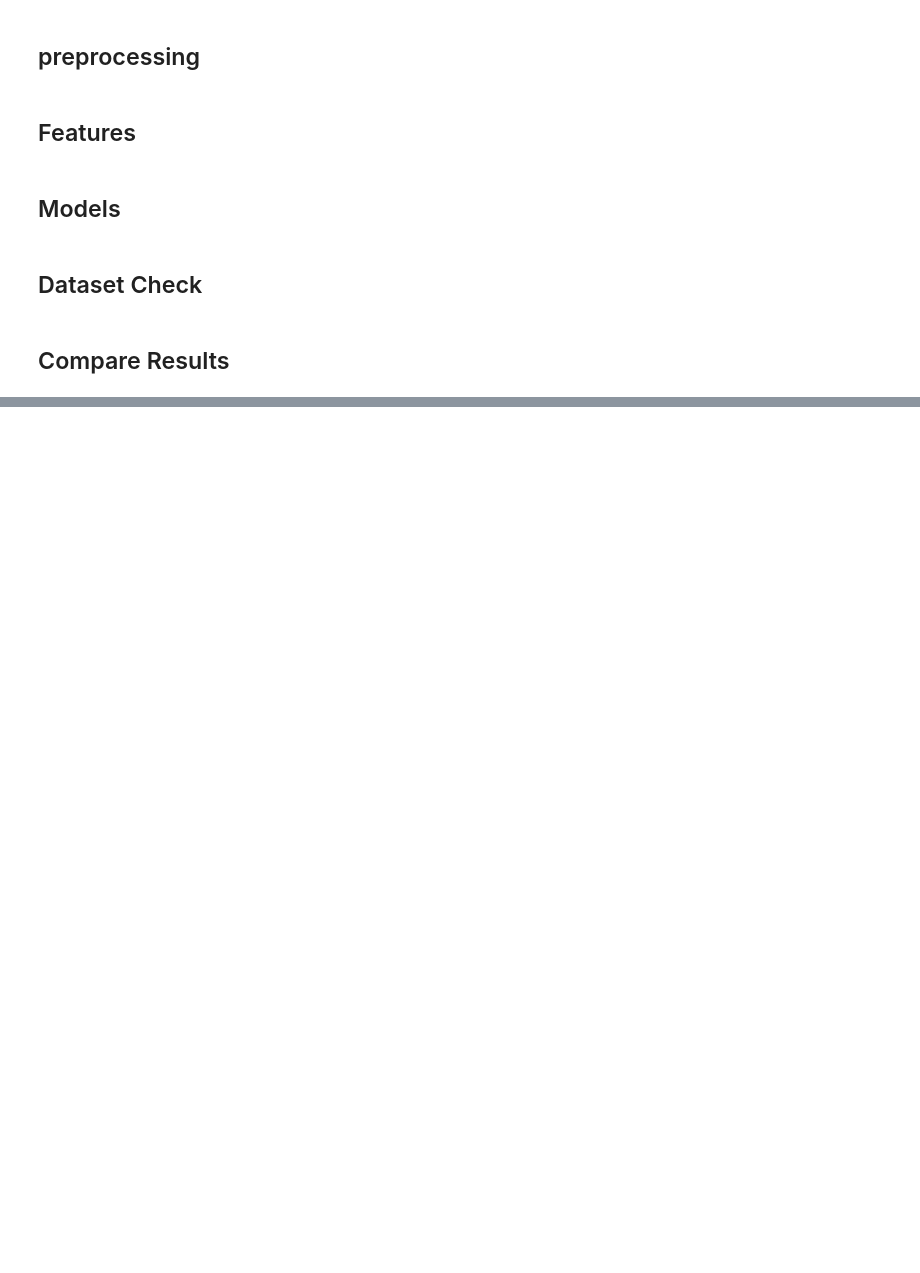
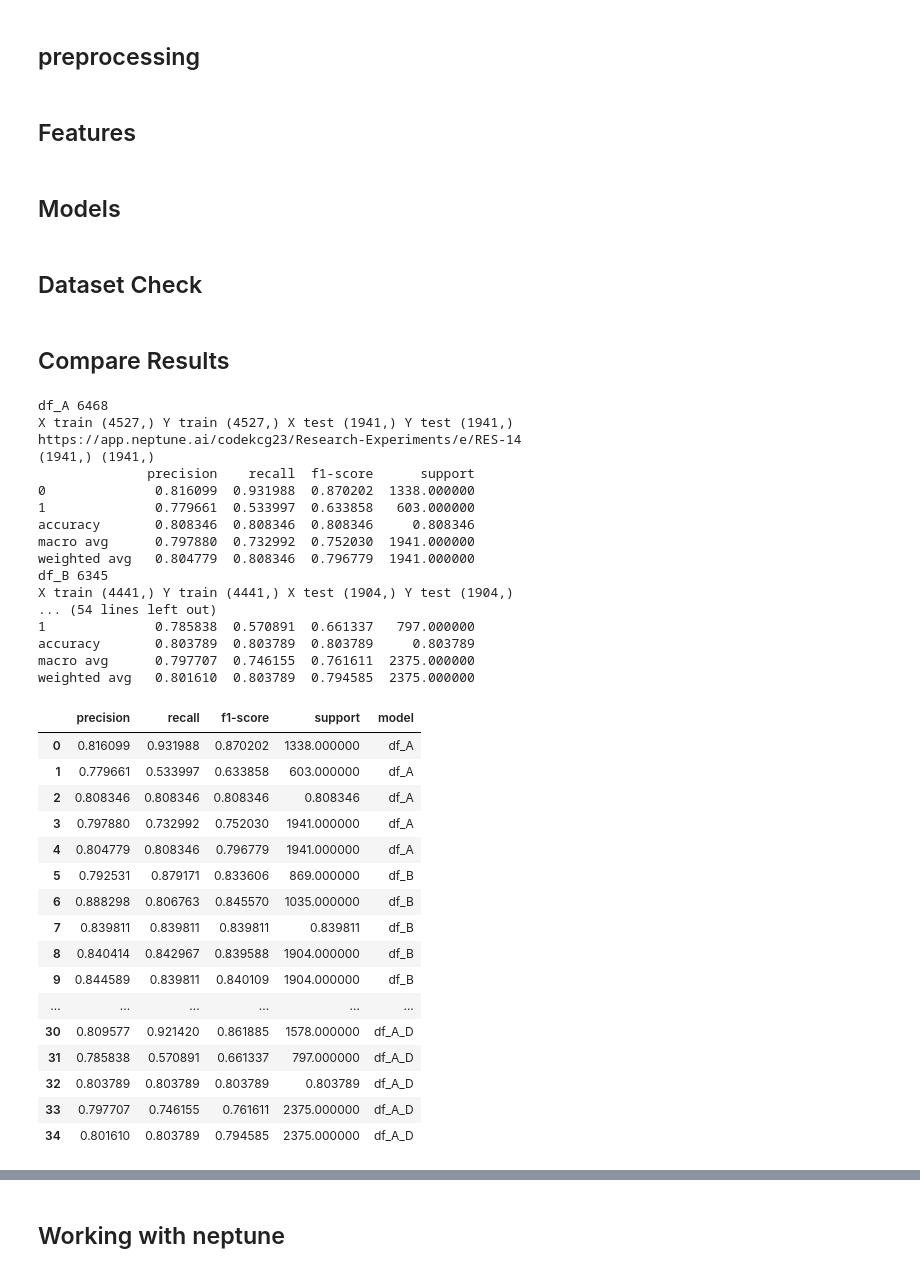
Before and after one commit to codekcg23/Sinhala-Hate-Speech-Detection, a Jupyter notebook: Experiments/Experiment_datsets_combinations.ipynb, the cells around one changed output, grey strips where cells are left out. Drawn from its saved outputs; the diff is of its cells as text; code cells hidden in the pictures; blank space fills up the shorter version.

Commit message:
LR with bow features for multiple datasets

```diff
--- a/Experiments/Experiment_datsets_combinations.ipynb
+++ b/Experiments/Experiment_datsets_combinations.ipynb
@@ -66,8 +132,9 @@ def preprocess():
 # %%
 # n-gram bag of words
 
+bow_vectorizer = CountVectorizer(analyzer="word", tokenizer=lambda text: text.split())
 
 # TF-IDF
-
+tfidf_vectorizer = TfidfVectorizer(analyzer ='word',tokenizer=lambda text: text.split())
 
 #  word2vec
@@ -89,18 +181,61 @@ def LSTM(df,feature):
 # %% [markdown]
 ## Dataset Check
-# %%
-# dataset name list
-df_list = []
-
-def dataset_check(df_list):
-    #results = {}
-    for df in df_list:
-        preprocess()
-        feature()
-        LR()
-        LSTM()
-        #evaluation()
-        # result {[df_name :{f1score:,accuracy,recall:,precision:, AUC socre}]}
-        #results[df].append(result)
+# %%
+
+def dataset_check(df_list):
+    #results = {}
+    dfs =[]
+    for name,df in df_dict.items():
+        X_train,X_test,Y_train,Y_test = prepare_dataset(df,name)
+        bow_vectorizer = CountVectorizer(analyzer="word", tokenizer=lambda text: text.split())
+        lr_pipe, Y_pred = LR(X_train,X_test,Y_train,bow_vectorizer,'bow')
+        result_df = evaluation(name,Y_test,Y_pred)
+        result_df['model'] = name
+        dfs.append(result_df)
+        final_result_df = pd.concat(dfs,ignore_index=True) #ignore_index = True
+    return final_result_df
+        #evaluation()
+        # result {[df.name :{f1score:,accuracy,recall:,precision:, AUC socre}]}
+        #results[df].append(result)
 # %% [markdown]
 ## Compare Results
+# %%
+# dataset name list
+from neptunecontrib.monitoring.metrics import expand_prediction,log_class_metrics
+df_dict = {'df_A': df_A,'df_B': df_B,'df_C' :df_C,'df_D' :df_D,'df_A_B' :df_A_B,'df_A_C' :df_A_C,'df_A_D' :df_A_D}
+dataset_check(df_dict)
+# %% [output]
+df_A 6468
+X train (4527,) Y train (4527,) X test (1941,) Y test (1941,)
+https://app.neptune.ai/codekcg23/Research-Experiments/e/RES-14
+(1941,) (1941,)
+              precision    recall  f1-score      support
+0              0.816099  0.931988  0.870202  1338.000000
+1              0.779661  0.533997  0.633858   603.000000
+accuracy       0.808346  0.808346  0.808346     0.808346
+macro avg      0.797880  0.732992  0.752030  1941.000000
+weighted avg   0.804779  0.808346  0.796779  1941.000000
+df_B 6345
+X train (4441,) Y train (4441,) X test (1904,) Y test (1904,)
+... (54 lines left out)
+1              0.785838  0.570891  0.661337   797.000000
+accuracy       0.803789  0.803789  0.803789     0.803789
+macro avg      0.797707  0.746155  0.761611  2375.000000
+weighted avg   0.801610  0.803789  0.794585  2375.000000
+|  | precision | recall | f1-score | support | model |
+| 0 | 0.816099 | 0.931988 | 0.870202 | 1338.000000 | df_A |
+| 1 | 0.779661 | 0.533997 | 0.633858 | 603.000000 | df_A |
+| 2 | 0.808346 | 0.808346 | 0.808346 | 0.808346 | df_A |
+| 3 | 0.797880 | 0.732992 | 0.752030 | 1941.000000 | df_A |
+| 4 | 0.804779 | 0.808346 | 0.796779 | 1941.000000 | df_A |
+| 5 | 0.792531 | 0.879171 | 0.833606 | 869.000000 | df_B |
+| 6 | 0.888298 | 0.806763 | 0.845570 | 1035.000000 | df_B |
+| 7 | 0.839811 | 0.839811 | 0.839811 | 0.839811 | df_B |
+| 8 | 0.840414 | 0.842967 | 0.839588 | 1904.000000 | df_B |
+| 9 | 0.844589 | 0.839811 | 0.840109 | 1904.000000 | df_B |
+| ... | ... | ... | ... | ... | ... |
+| 30 | 0.809577 | 0.921420 | 0.861885 | 1578.000000 | df_A_D |
+| 31 | 0.785838 | 0.570891 | 0.661337 | 797.000000 | df_A_D |
+| 32 | 0.803789 | 0.803789 | 0.803789 | 0.803789 | df_A_D |
+| 33 | 0.797707 | 0.746155 | 0.761611 | 2375.000000 | df_A_D |
+| 34 | 0.801610 | 0.803789 | 0.794585 | 2375.000000 | df_A_D |
@@ -106,0 +259,2 @@ def dataset_check(df_list):
+# %% [markdown]
+## Working with neptune
```
Also changed, not shown: parts of 20 cells of this notebook, 5 other files.
